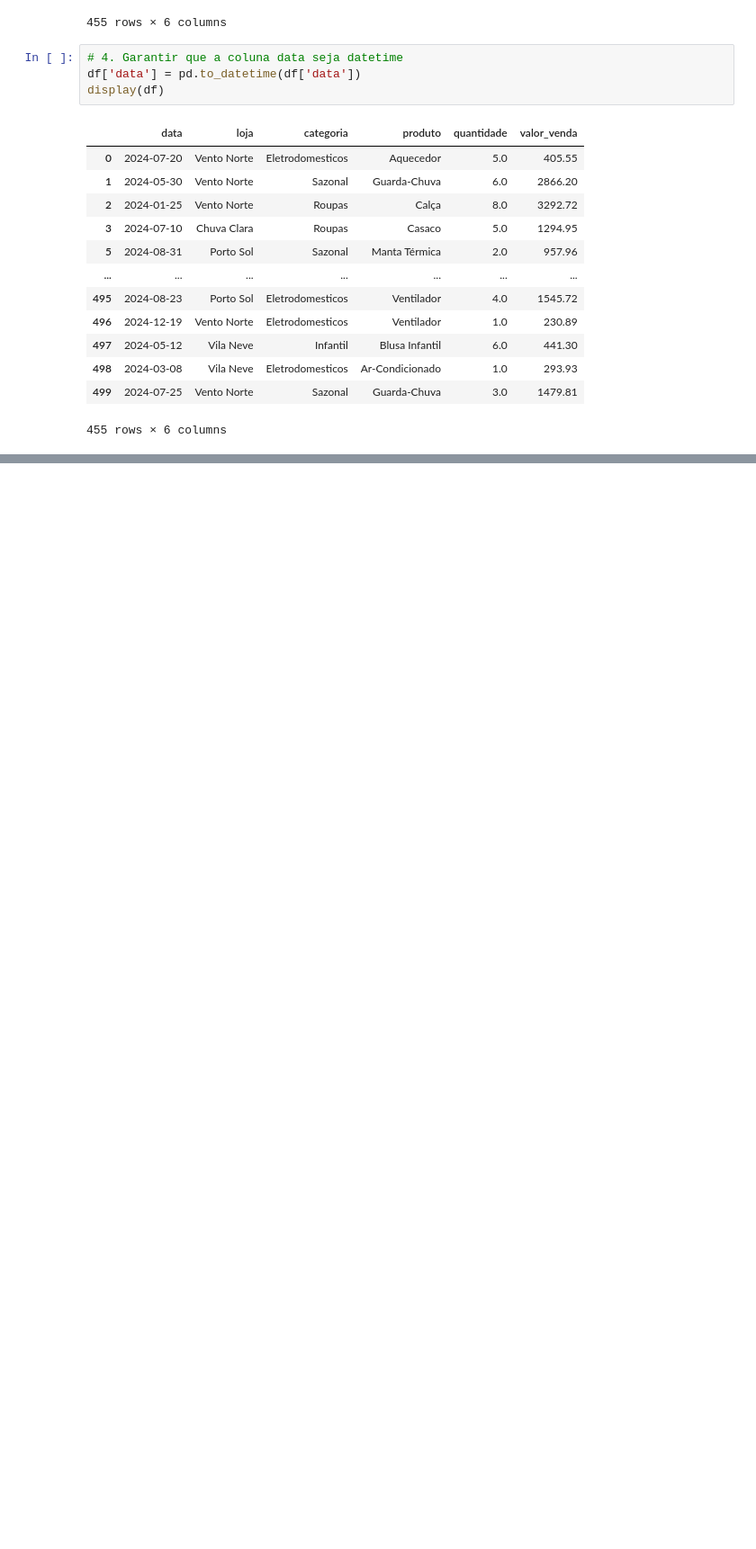
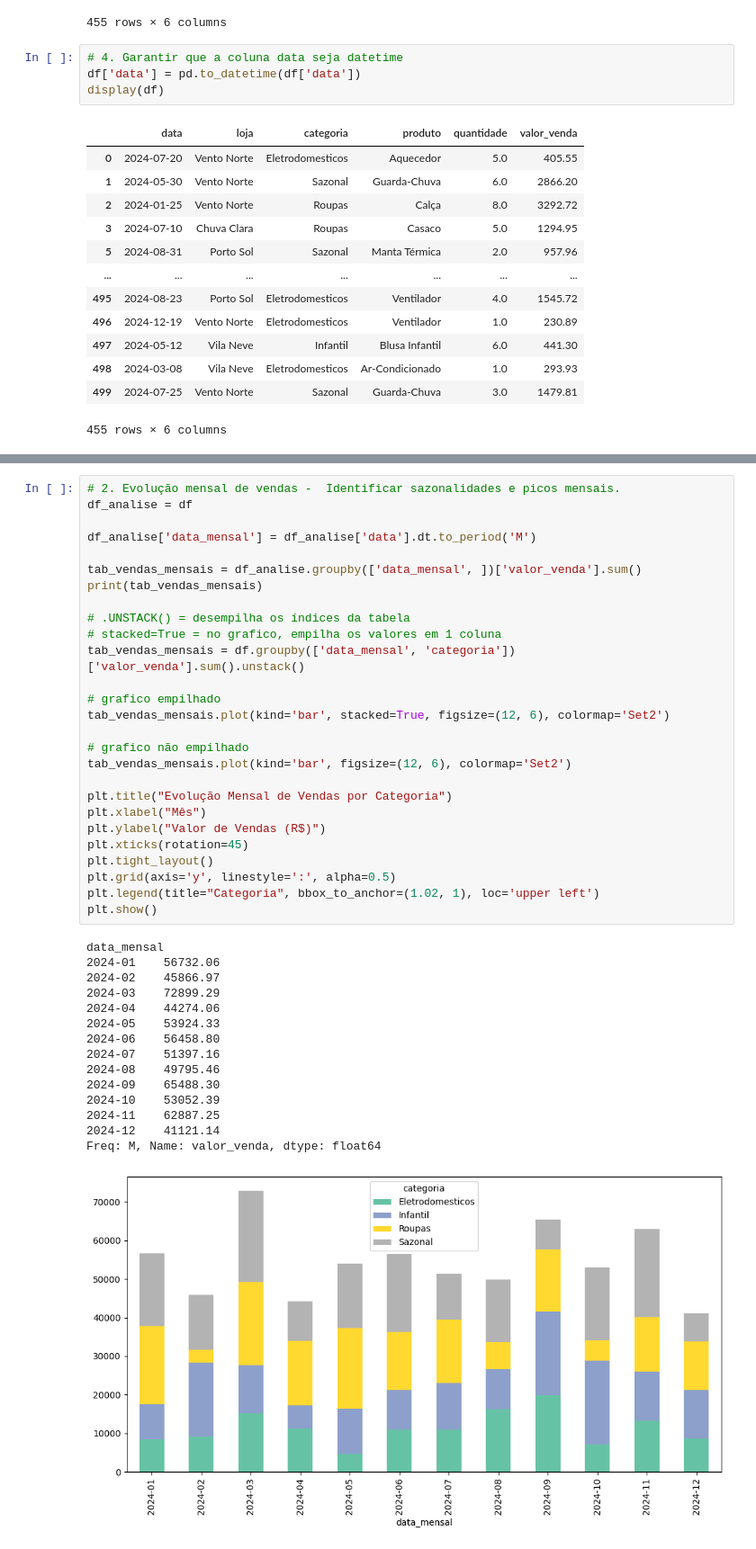
Before and after one commit to IIIgorMoura/PY-tratamento_analise_dados, a Jupyter notebook: main.ipynb, the cells around one changed output, grey strips where cells are left out. Shown: that part at 90% size. Cells and saved outputs as stored; diff of their text form; blank space fills up the shorter version.

```diff
--- a/main.ipynb
+++ b/main.ipynb
@@ -134,0 +266,43 @@ display(df.head(10))
+# %%
+# 2. Evolução mensal de vendas -  Identificar sazonalidades e picos mensais.
+df_analise = df
+
+df_analise['data_mensal'] = df_analise['data'].dt.to_period('M')
+
+tab_vendas_mensais = df_analise.groupby(['data_mensal', ])['valor_venda'].sum()
+print(tab_vendas_mensais)
+
+# .UNSTACK() = desempilha os índices da tabela
+# stacked=True = no grafico, empilha os valores em 1 coluna
+tab_vendas_mensais = df.groupby(['data_mensal', 'categoria'])['valor_venda'].sum().unstack()
+
+# grafico empilhado
+tab_vendas_mensais.plot(kind='bar', stacked=True, figsize=(12, 6), colormap='Set2')
+
+# grafico não empilhado
+tab_vendas_mensais.plot(kind='bar', figsize=(12, 6), colormap='Set2')
+
+plt.title("Evolução Mensal de Vendas por Categoria")
+plt.xlabel("Mês")
+plt.ylabel("Valor de Vendas (R$)")
+plt.xticks(rotation=45)
+plt.tight_layout()
+plt.grid(axis='y', linestyle=':', alpha=0.5)
+plt.legend(title="Categoria", bbox_to_anchor=(1.02, 1), loc='upper left')
+plt.show()
+# %% [output]
+data_mensal
+2024-01    56732.06
+2024-02    45866.97
+2024-03    72899.29
+2024-04    44274.06
+2024-05    53924.33
+2024-06    56458.80
+2024-07    51397.16
+2024-08    49795.46
+2024-09    65488.30
+2024-10    53052.39
+2024-11    62887.25
+2024-12    41121.14
+Freq: M, Name: valor_venda, dtype: float64
+[figure, added]
```
Also changed, not shown: parts of 14 cells of this notebook, 1 other file.
